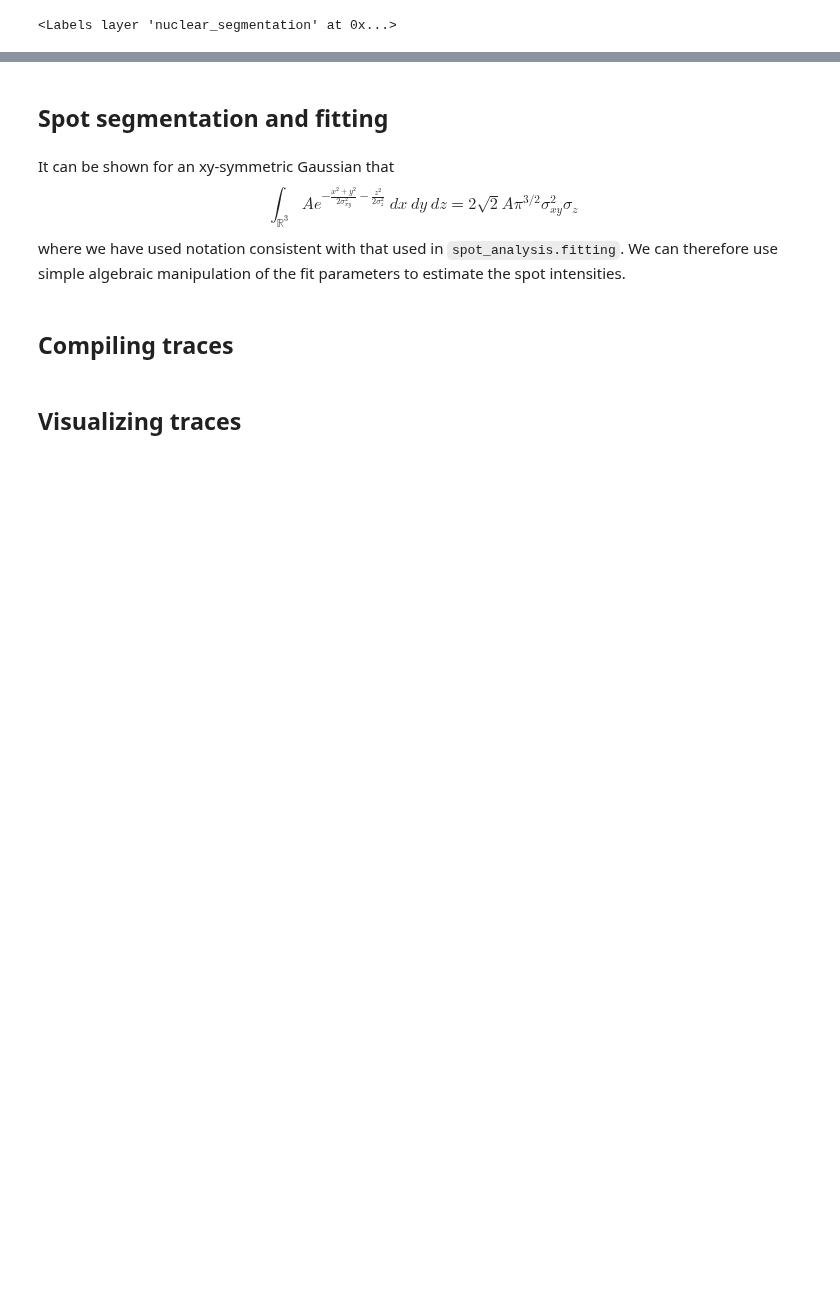
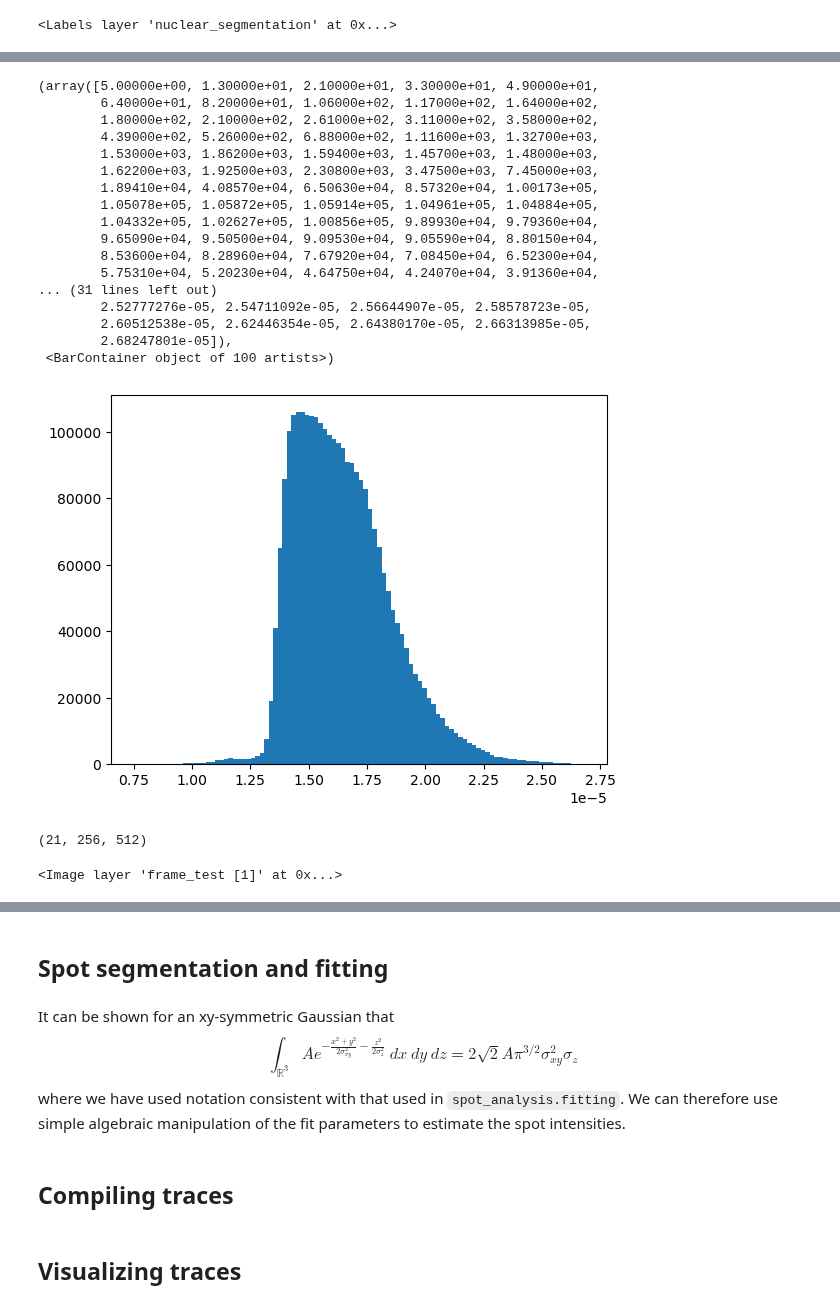
Before and after one commit to GarciaLab/transcription_pipeline, a Jupyter notebook: test.ipynb, the cells around one changed output, grey strips where cells are left out. Drawn from its saved outputs; the diff is of its cells as text; code cells hidden in the pictures; blank space fills up the shorter version.

```diff
--- a/test.ipynb
+++ b/test.ipynb
@@ -123,0 +129,25 @@ viewer.add_image(dog_movie)
+# %%
+plt.hist(gaussian_test.flatten(), bins=100, log=False)
+# %% [output]
+(array([5.00000e+00, 1.30000e+01, 2.10000e+01, 3.30000e+01, 4.90000e+01,
+        6.40000e+01, 8.20000e+01, 1.06000e+02, 1.17000e+02, 1.64000e+02,
+        1.80000e+02, 2.10000e+02, 2.61000e+02, 3.11000e+02, 3.58000e+02,
+        4.39000e+02, 5.26000e+02, 6.88000e+02, 1.11600e+03, 1.32700e+03,
+        1.53000e+03, 1.86200e+03, 1.59400e+03, 1.45700e+03, 1.48000e+03,
+        1.62200e+03, 1.92500e+03, 2.30800e+03, 3.47500e+03, 7.45000e+03,
+        1.89410e+04, 4.08570e+04, 6.50630e+04, 8.57320e+04, 1.00173e+05,
+        1.05078e+05, 1.05872e+05, 1.05914e+05, 1.04961e+05, 1.04884e+05,
+        1.04332e+05, 1.02627e+05, 1.00856e+05, 9.89930e+04, 9.79360e+04,
+        9.65090e+04, 9.50500e+04, 9.09530e+04, 9.05590e+04, 8.80150e+04,
+        8.53600e+04, 8.28960e+04, 7.67920e+04, 7.08450e+04, 6.52300e+04,
+        5.75310e+04, 5.20230e+04, 4.64750e+04, 4.24070e+04, 3.91360e+04,
+... (31 lines left out)
+        2.52777276e-05, 2.54711092e-05, 2.56644907e-05, 2.58578723e-05,
+        2.60512538e-05, 2.62446354e-05, 2.64380170e-05, 2.66313985e-05,
+        2.68247801e-05]),
+ <BarContainer object of 100 artists>)
+[figure, added]
+# %%
+frame_test.shape
+# %% [output]
+(21, 256, 512)
@@ -123,0 +161,4 @@ viewer.add_image(dog_movie)
+# %%
+viewer.add_image(frame_test)
+# %% [output]
+<Image layer 'frame_test [1]' at 0x...>
```
Also changed, not shown: parts of 31 cells of this notebook, 1 other file.
